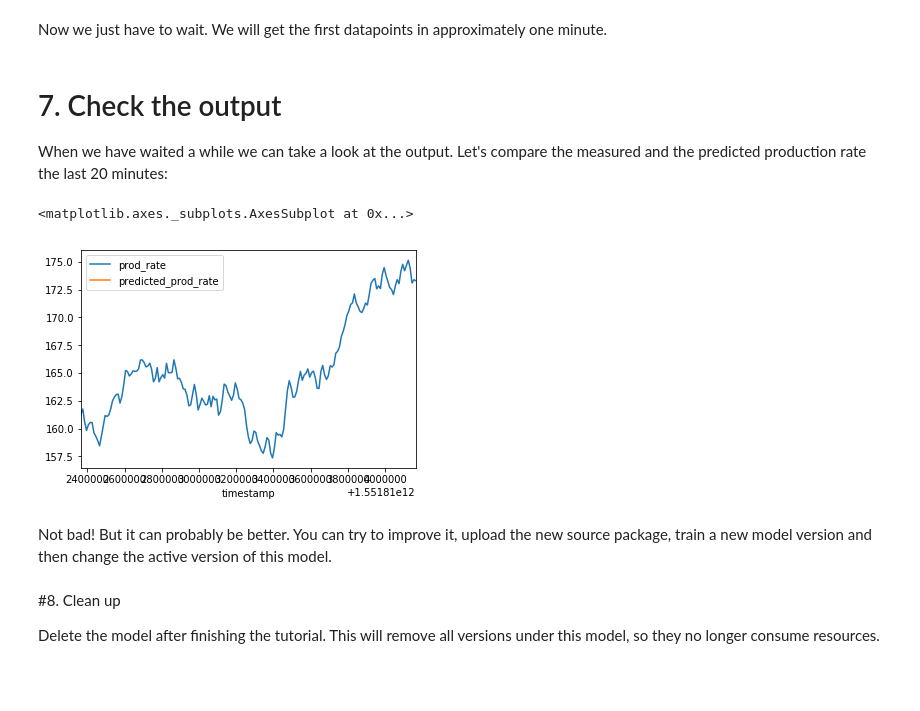
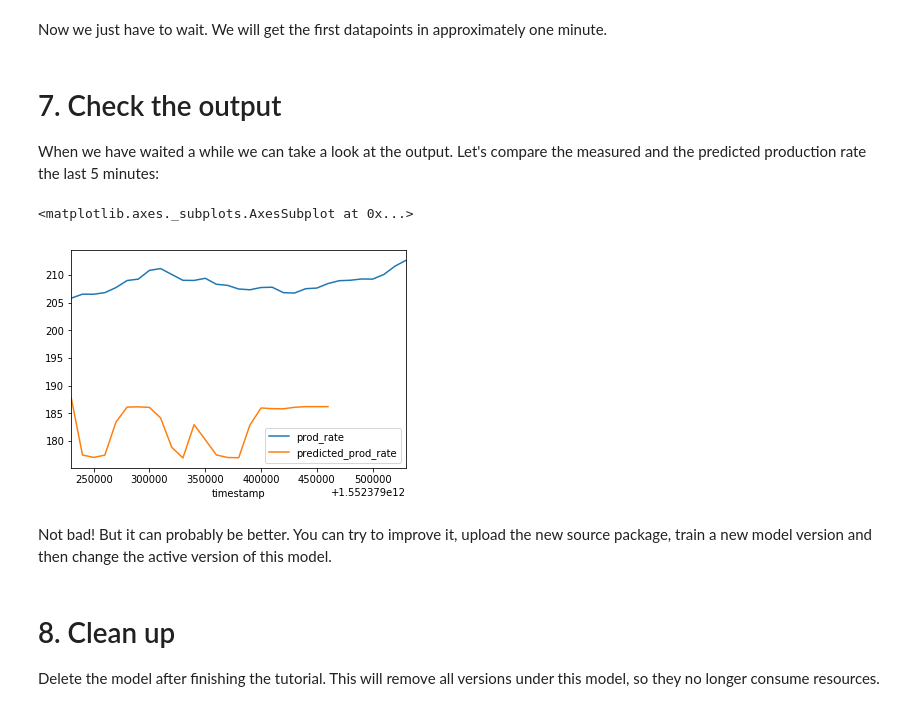
Before and after one commit to cognitedata/cognite-python-docs, a Jupyter notebook: examples/model_hosting/scheduled_model/ScheduledPrediction.ipynb, the cells around one changed output. Cells and saved outputs as stored; diff of their text form; code cells hidden in the pictures; blank space fills up the shorter version.

```diff
--- a/examples/model_hosting/scheduled_model/ScheduledPrediction.ipynb
+++ b/examples/model_hosting/scheduled_model/ScheduledPrediction.ipynb
@@ -29,7 +29,7 @@ Since this is an imaginary equipment, we will have to create some fake training
 
 Run the script `generate_equipment_data.py` and paste the output into the following variable:
 # %%
-ts_ids = {'pressure': 3090882454306376, 'production_rate': 4148536732005251, 'rpm': 7875731555519183, 'temp': 324458721495658, 'predicted_prod_rate': 4858610665214055}
+ts_ids = {'predicted_prod_rate': 1838953340324703, 'pressure': 7348400103112742, 'production_rate': 5055055287865383, 'rpm': 710241612456730, 'temp': 4203811193393741}
 # %% [markdown]
 The first four time series are populated with sensor values, while the last one (abc_predicted_productio_rate) is a new time series we have created for the purpose of filling it with values from our model.
 
@@ -231,26 +250,32 @@ We will get the first datapoints in approximately one minute.
 # 7. Check the output
 
 When we have waited a while we can take a look at the output.
-Let's compare the measured and the predicted production rate the last 20 minutes:
+Let's compare the measured and the predicted production rate the last 5 minutes:
 # %%
-start=int(time()*1000)-22*60*1000
-end=int(time()*1000)-2*60*1000
+start="5m-ago"
 data_spec = DataSpec(time_series={
-    "predicted_prod_rate": TimeSeriesSpec(id=ts_ids["predicted_prod_rate"], start="30m-ago", end="now", aggregate="average", granularity="10s"),
-    "prod_rate": TimeSeriesSpec(id=ts_ids["production_rate"], start="30m-ago", end="now", aggregate="average", granularity="10s")
+    "predicted_prod_rate": TimeSeriesSpec(id=ts_ids["predicted_prod_rate"], start=start, end="now", aggregate="average", granularity="10s"),
+    "prod_rate": TimeSeriesSpec(id=ts_ids["production_rate"], start=start, end="now", aggregate="average", granularity="10s")
 })
-data_fetcher = DataFetcher(data_spec)
-df = data_fetcher.time_series.fetch_dataframe(["prod_rate", "predicted_prod_rate"])
+from time import sleep
+success = False
+while not success:
+    try:
+        data_fetcher = DataFetcher(data_spec)
+        df = data_fetcher.time_series.fetch_dataframe(["prod_rate", "predicted_prod_rate"])
+        success=True
+    except:
+        sleep(1)
 df.plot(x="timestamp")
 # %% [output]
 <matplotlib.axes._subplots.AxesSubplot at 0x...>
-[figure, old version]
+[figure, new version]
 # %% [markdown]
 Not bad!
 But it can probably be better.
 You can try to improve it, upload the new source package, train a new model version and then change the active version of this model.
 # %% [markdown]
-#8. Clean up
+# 8. Clean up
 
 Delete the model after finishing the tutorial. This will remove all versions under this model,
 so they no longer consume resources.
```
Also changed, not shown: parts of 6 cells of this notebook, 5 other files.
